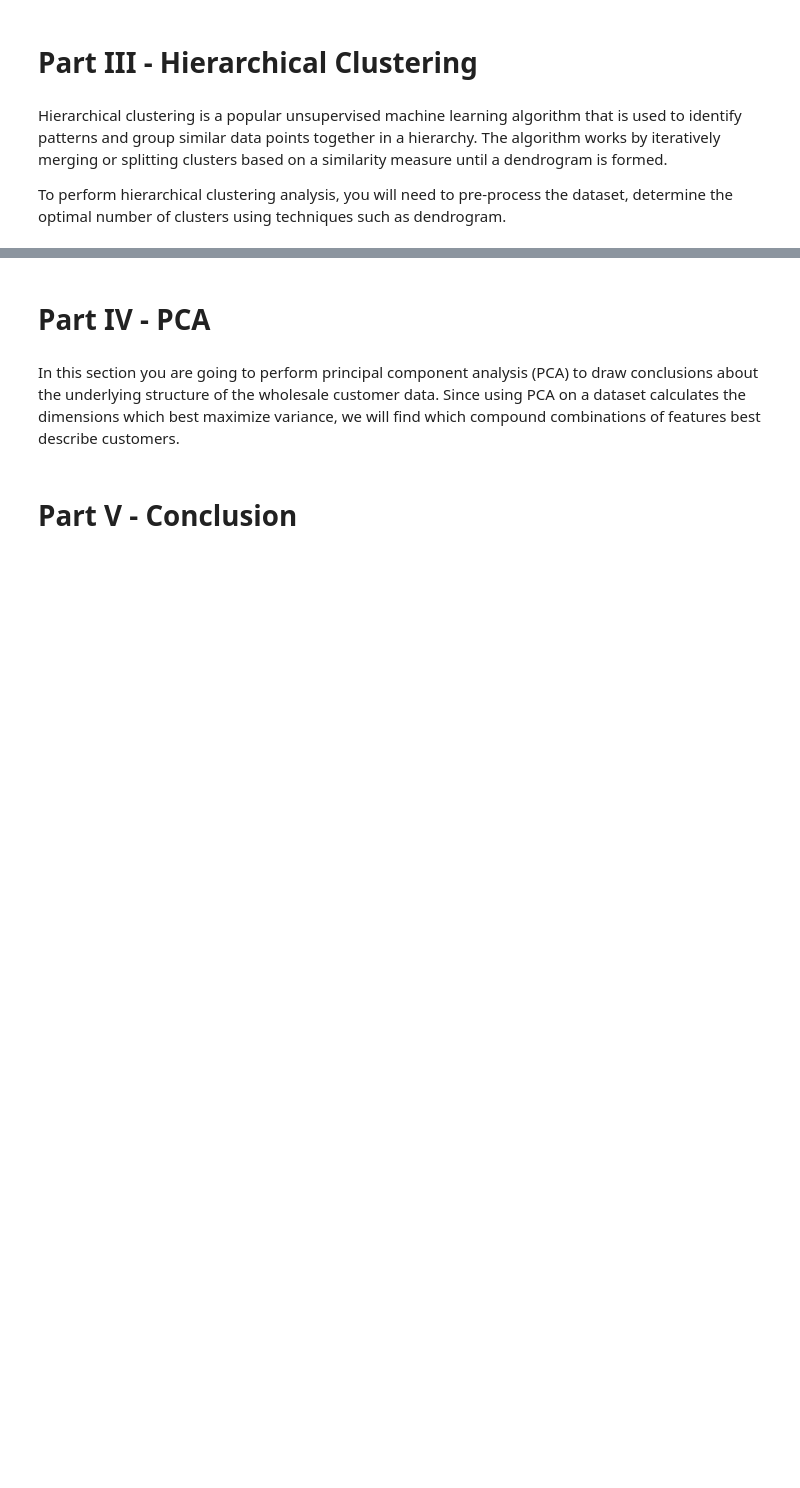
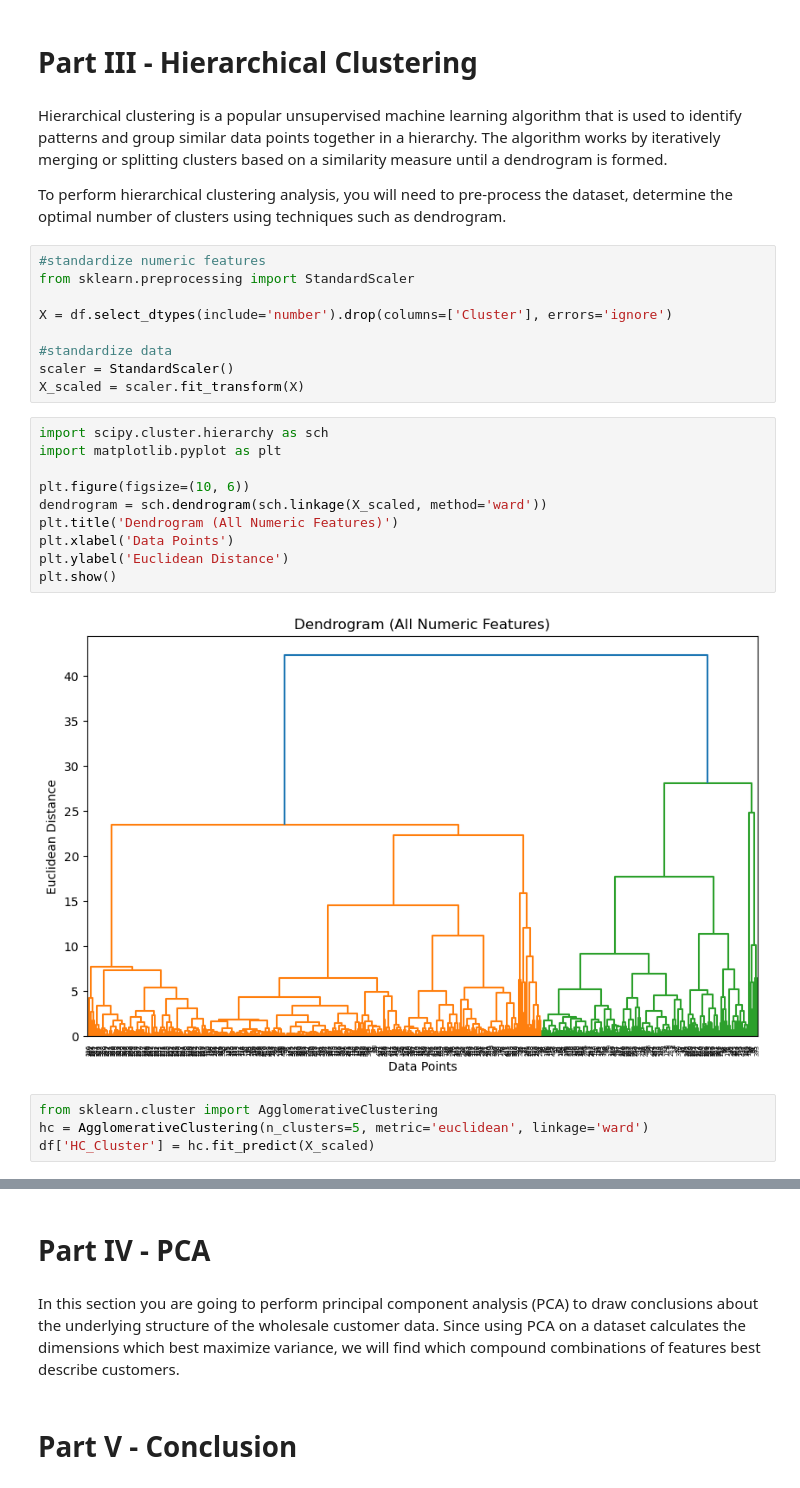
Before and after one commit to alocken/ML-Project-Unsupervised-Learning, a Jupyter notebook: Unsupervised Learning - Project.ipynb, the cells around one changed output, grey strips where cells are left out. Saved outputs shown, nothing was run; the diff lists cells and outputs as text; blank space fills up the shorter version.

```diff
--- a/Unsupervised Learning - Project.ipynb
+++ b/Unsupervised Learning - Project.ipynb
@@ -361,3 +412,28 @@ The objective of the analysis is to group similar products together into cluster
 Hierarchical clustering is a popular unsupervised machine learning algorithm that is used to identify patterns and group similar data points together in a hierarchy. The algorithm works by iteratively merging or splitting clusters based on a similarity measure until a dendrogram is formed.
 
 To perform hierarchical clustering analysis, you will need to pre-process the dataset, determine the optimal number of clusters using techniques such as dendrogram.
+# %%
+#standardize numeric features
+from sklearn.preprocessing import StandardScaler
+
+X = df.select_dtypes(include='number').drop(columns=['Cluster'], errors='ignore')
+
+#standardize data
+scaler = StandardScaler()
+X_scaled = scaler.fit_transform(X)
+# %%
+import scipy.cluster.hierarchy as sch
+import matplotlib.pyplot as plt
+
+plt.figure(figsize=(10, 6))
+dendrogram = sch.dendrogram(sch.linkage(X_scaled, method='ward'))
+plt.title('Dendrogram (All Numeric Features)')
+plt.xlabel('Data Points')
+plt.ylabel('Euclidean Distance')
+plt.show()
+# %% [output]
+[figure, added]
+# %%
+from sklearn.cluster import AgglomerativeClustering
+hc = AgglomerativeClustering(n_clusters=5, metric='euclidean', linkage='ward')
+df['HC_Cluster'] = hc.fit_predict(X_scaled)
```
Also changed, not shown: parts of 6 cells of this notebook.
